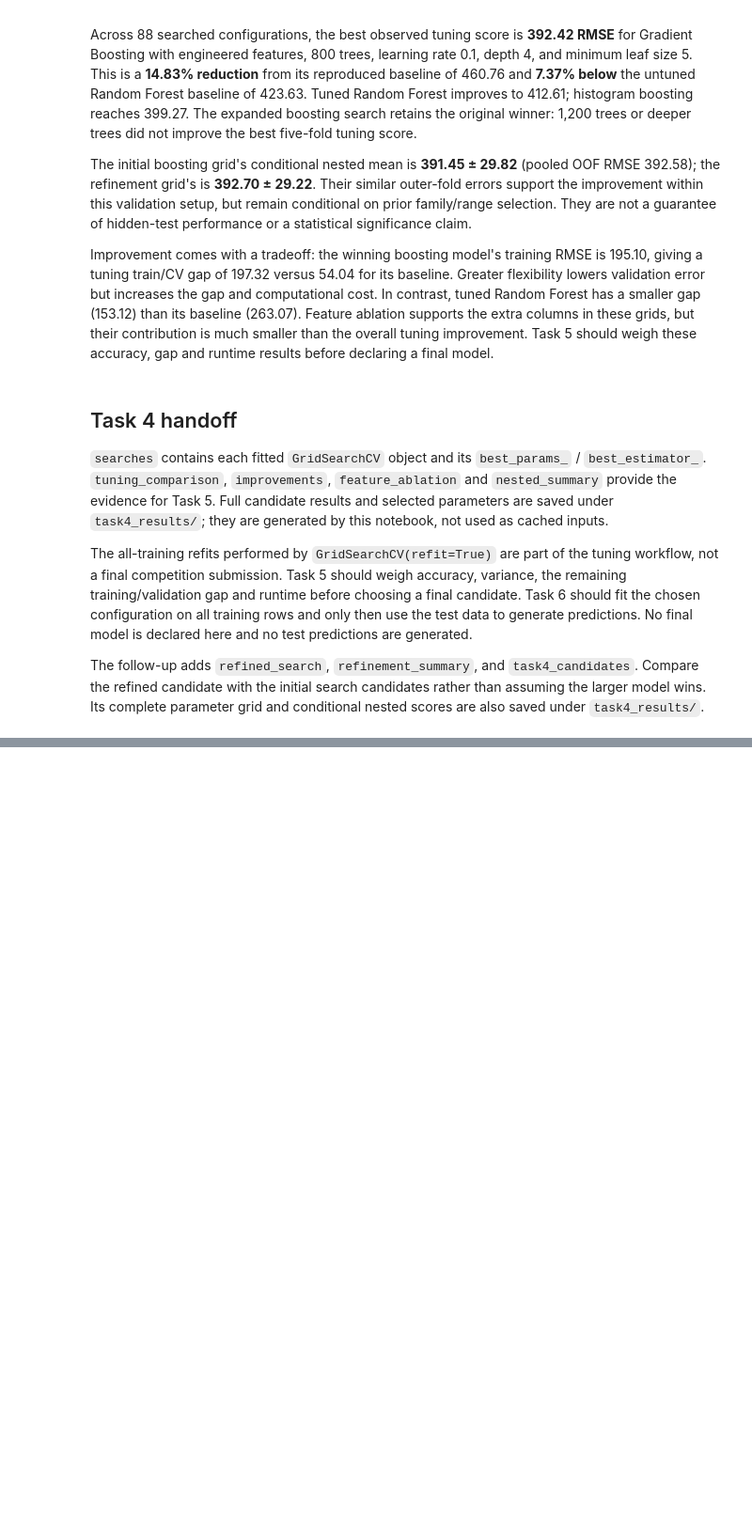
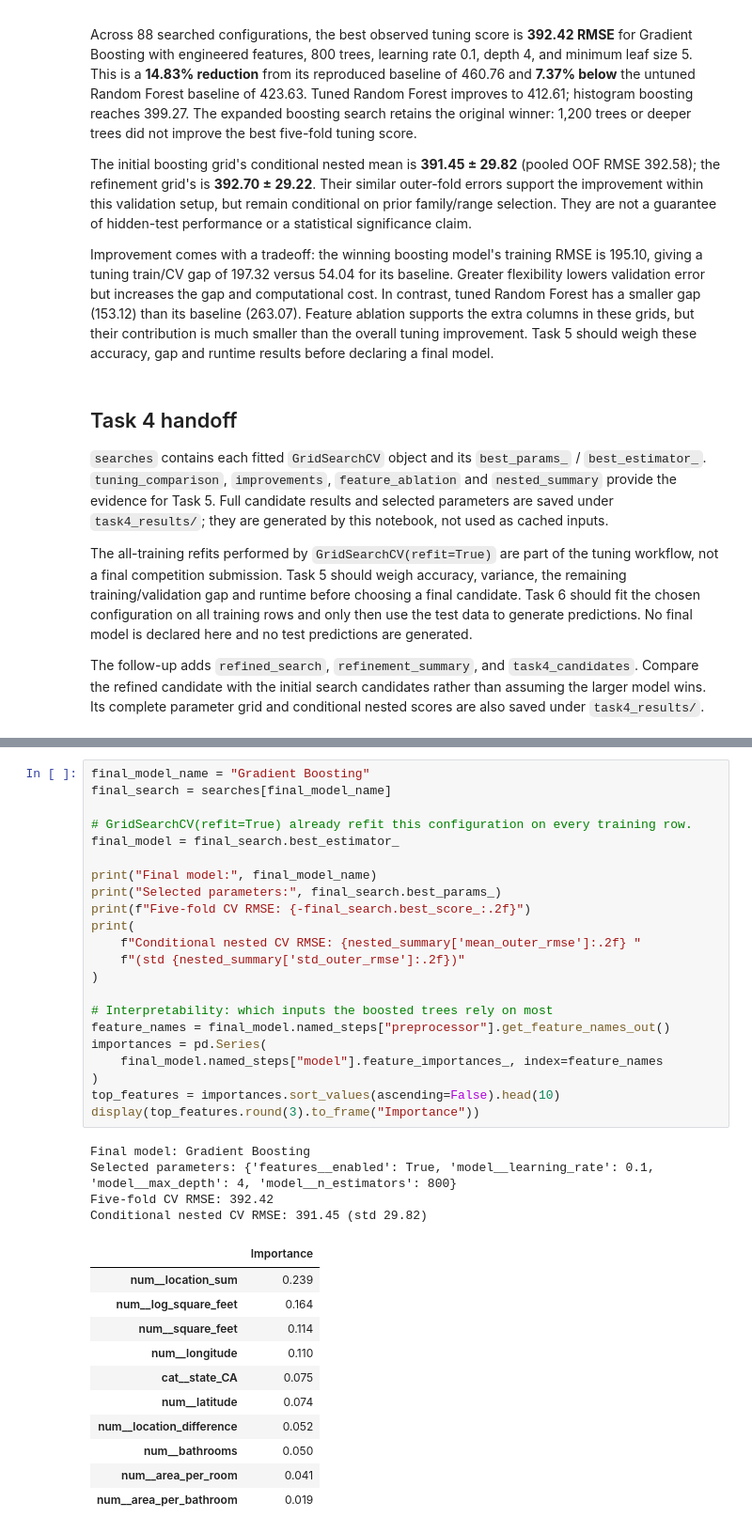
Before and after one commit to Aaryan1524/CAI_4105_2026_Fall_Team_2, a Jupyter notebook: challenge1.ipynb, the cells around one changed output, grey strips where cells are left out. Shown at 94% size. Saved outputs shown, nothing was run; the diff lists cells and outputs as text; blank space fills up the shorter version.

```diff
--- a/challenge1.ipynb
+++ b/challenge1.ipynb
@@ -584,0 +625,38 @@ The follow-up adds `refined_search`, `refinement_summary`, and `task4_candidates
+# %%
+final_model_name = "Gradient Boosting"
+final_search = searches[final_model_name]
+
+# GridSearchCV(refit=True) already refit this configuration on every training row.
+final_model = final_search.best_estimator_
+
+print("Final model:", final_model_name)
+print("Selected parameters:", final_search.best_params_)
+print(f"Five-fold CV RMSE: {-final_search.best_score_:.2f}")
+print(
+    f"Conditional nested CV RMSE: {nested_summary['mean_outer_rmse']:.2f} "
+    f"(std {nested_summary['std_outer_rmse']:.2f})"
+)
+
+# Interpretability: which inputs the boosted trees rely on most
+feature_names = final_model.named_steps["preprocessor"].get_feature_names_out()
+importances = pd.Series(
+    final_model.named_steps["model"].feature_importances_, index=feature_names
+)
+top_features = importances.sort_values(ascending=False).head(10)
+display(top_features.round(3).to_frame("Importance"))
+# %% [output]
+Final model: Gradient Boosting
+Selected parameters: {'features__enabled': True, 'model__learning_rate': 0.1, 'model__max_depth': 4, 'model__n_estimators': 800}
+Five-fold CV RMSE: 392.42
+Conditional nested CV RMSE: 391.45 (std 29.82)
+|  | Importance |
+| num__location_sum | 0.239 |
+| num__log_square_feet | 0.164 |
+| num__square_feet | 0.114 |
+| num__longitude | 0.110 |
+| cat__state_CA | 0.075 |
+| num__latitude | 0.074 |
+| num__location_difference | 0.052 |
+| num__bathrooms | 0.050 |
+| num__area_per_room | 0.041 |
+| num__area_per_bathroom | 0.019 |
```
Also changed, not shown: parts of 3 cells of this notebook.
